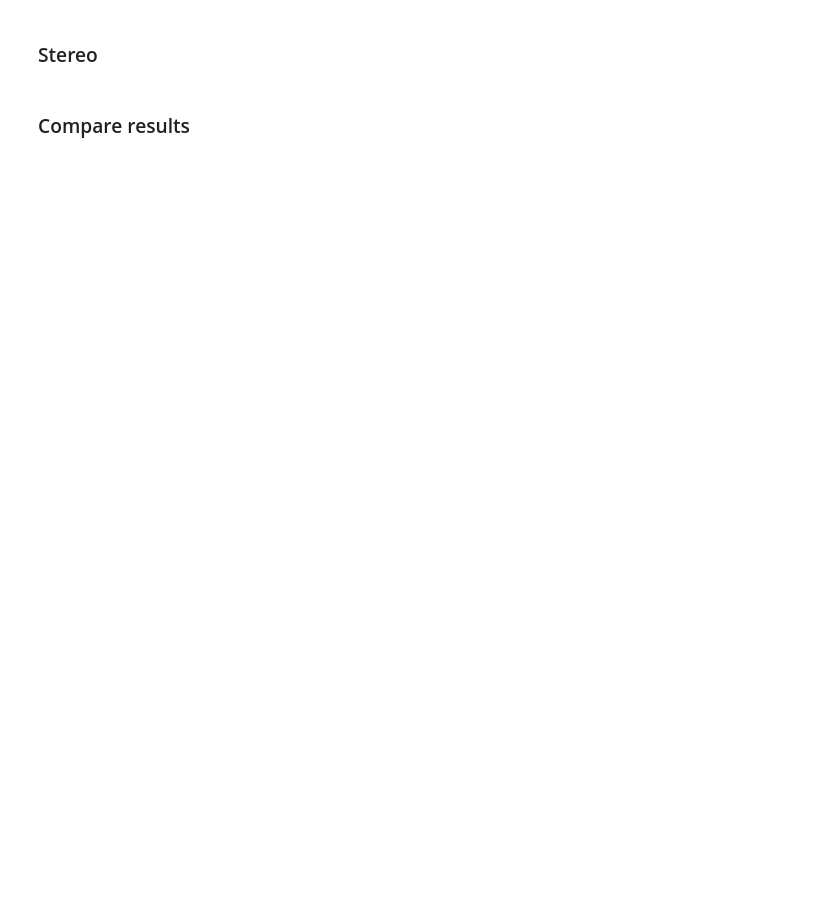
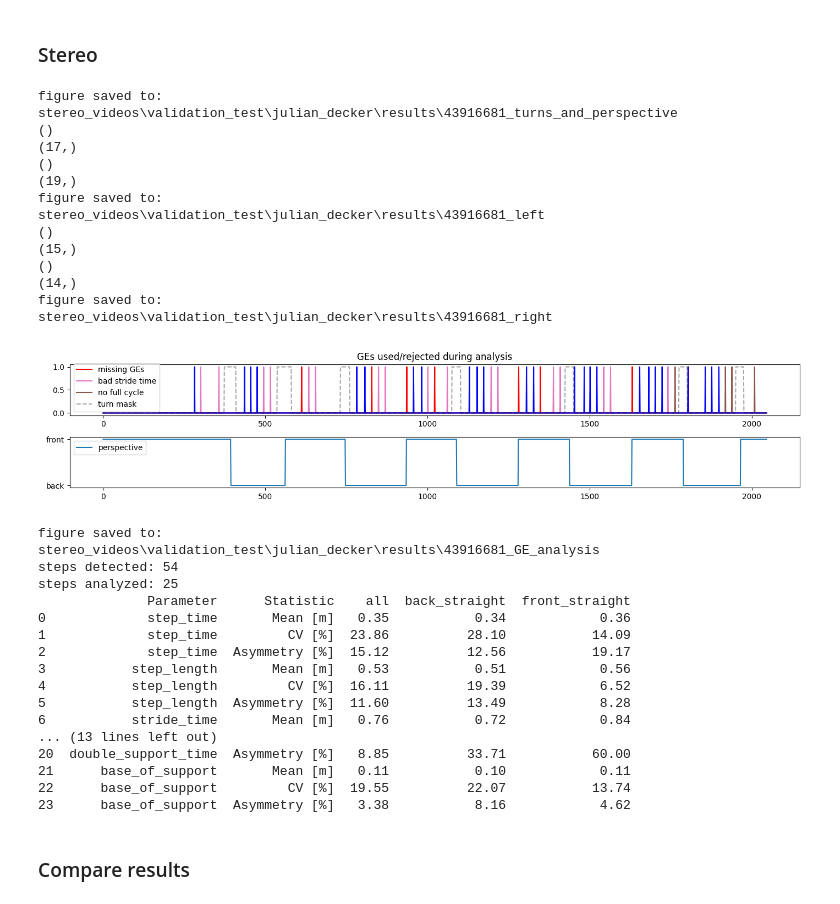
Before and after one commit to MateUnger/StereoVision, a Jupyter notebook: pipeline.ipynb, the cells around one changed output. Drawn from its saved outputs; the diff is of its cells as text; code cells hidden in the pictures; blank space fills up the shorter version.

```diff
--- a/pipeline.ipynb
+++ b/pipeline.ipynb
@@ -706,17 +786,51 @@ stereo_data.shape
 # %%
 stereo_events = get_gait_events(
     keypoint_data=stereo_data,
     kpt_labels=stereo_labels,
     gait_analysis_properties=stereo_properties,
     debug_figs_file_path=os.path.join(results_folder,"43916681.npz"),
 )
 stereo_results = gait_analysis(
     keypoint_data=stereo_data,
     gait_events=stereo_events,
     kpt_labels=stereo_labels,
     gait_analysis_properties=stereo_properties,
+    debug_file_path=os.path.join(results_folder,"43916681.npz")
 )
 stereo_result_table, stereo_result_df = display_results(stereo_results)
+# %% [output]
+figure saved to:
+stereo_videos\validation_test\julian_decker\results\43916681_turns_and_perspective
+()
+(17,)
+()
+(19,)
+figure saved to:
+stereo_videos\validation_test\julian_decker\results\43916681_left
+()
+(15,)
+()
+(14,)
+figure saved to:
+stereo_videos\validation_test\julian_decker\results\43916681_right
+[figure, added]
+figure saved to:
+stereo_videos\validation_test\julian_decker\results\43916681_GE_analysis
+steps detected: 54
+steps analyzed: 25
+              Parameter      Statistic    all  back_straight  front_straight
+0             step_time       Mean [m]   0.35           0.34            0.36
+1             step_time         CV [%]  23.86          28.10           14.09
+2             step_time  Asymmetry [%]  15.12          12.56           19.17
+3           step_length       Mean [m]   0.53           0.51            0.56
+4           step_length         CV [%]  16.11          19.39            6.52
+5           step_length  Asymmetry [%]  11.60          13.49            8.28
+6           stride_time       Mean [m]   0.76           0.72            0.84
+... (13 lines left out)
+20  double_support_time  Asymmetry [%]   8.85          33.71           60.00
+21      base_of_support       Mean [m]   0.11           0.10            0.11
+22      base_of_support         CV [%]  19.55          22.07           13.74
+23      base_of_support  Asymmetry [%]   3.38           8.16            4.62
 # %% [markdown]
 ### Compare results
 # %%
```
Also changed, not shown: parts of 29 cells of this notebook, 6 other files.
